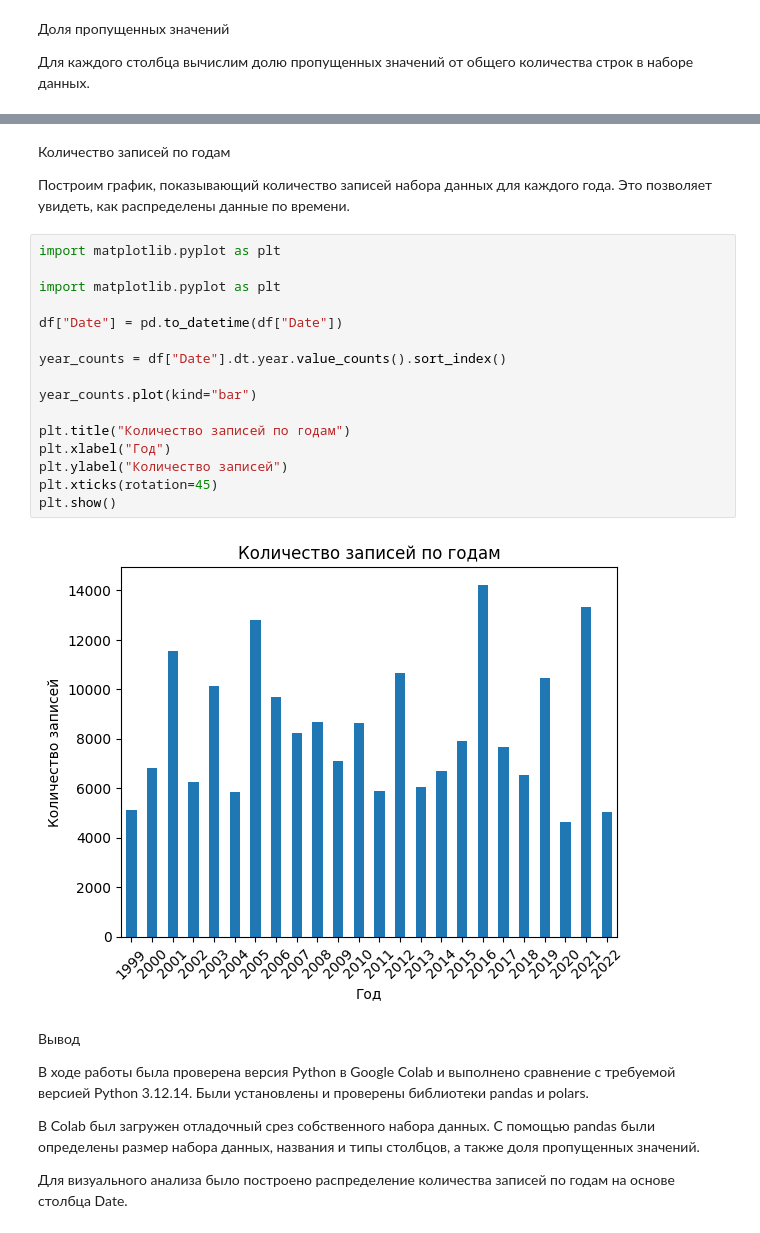
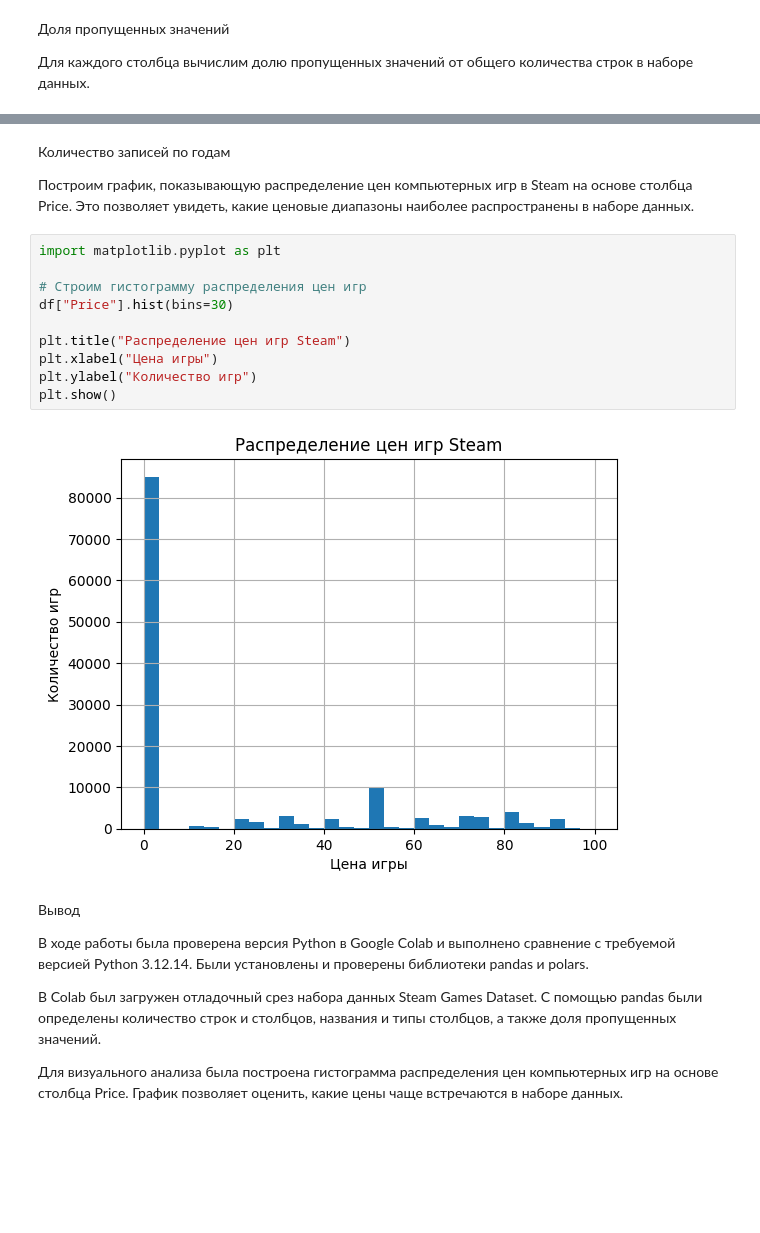
Before and after one commit to polinaburlacheva-eng/python-data-lab1, a Jupyter notebook: Google_colabLab1.ipynb, the cells around one changed output, grey strips where cells are left out. Drawn from its saved outputs; the diff is of its cells as text; blank space fills up the shorter version.

```diff
--- a/Google_colabLab1.ipynb
+++ b/Google_colabLab1.ipynb
@@ -131,37 +131,25 @@ H5                3.9345
 dtype: float64
-# %% [markdown]
-Количество записей по годам
-
-Построим график, показывающий количество записей набора данных для каждого года.
-Это позволяет увидеть, как распределены данные по времени.
-# %%
-import matplotlib.pyplot as plt
-
-import matplotlib.pyplot as plt
-
-df["Date"] = pd.to_datetime(df["Date"])
-
-year_counts = df["Date"].dt.year.value_counts().sort_index()
-
-year_counts.plot(kind="bar")
-
-plt.title("Количество записей по годам")
-plt.xlabel("Год")
-plt.ylabel("Количество записей")
-plt.xticks(rotation=45)
-plt.show()
-# %% [output]
-[figure, removed]
+# %% [markdown]
+Количество записей по годам
+
+Построим график, показывающую распределение цен компьютерных игр в Steam на основе столбца Price. Это позволяет увидеть, какие ценовые диапазоны наиболее распространены в наборе данных.
+# %%
+import matplotlib.pyplot as plt
+
+# Строим гистограмму распределения цен игр
+df["Price"].hist(bins=30)
+
+plt.title("Распределение цен игр Steam")
+plt.xlabel("Цена игры")
+plt.ylabel("Количество игр")
+plt.show()
+# %% [output]
+[figure, added]
 # %% [markdown]
 Вывод
 
-В ходе работы была проверена версия Python в Google Colab и выполнено
-сравнение с требуемой версией Python 3.12.14. Были установлены и проверены
-библиотеки pandas и polars.
+В ходе работы была проверена версия Python в Google Colab и выполнено сравнение с требуемой версией Python 3.12.14. Были установлены и проверены библиотеки pandas и polars.
 
-В Colab был загружен отладочный срез собственного набора данных. С помощью
-pandas были определены размер набора данных, названия и типы столбцов, а
-также доля пропущенных значений.
+В Colab был загружен отладочный срез набора данных Steam Games Dataset. С помощью pandas были определены количество строк и столбцов, названия и типы столбцов, а также доля пропущенных значений.
 
-Для визуального анализа было построено распределение количества записей
-по годам на основе столбца Date.
+Для визуального анализа была построена гистограмма распределения цен компьютерных игр на основе столбца Price. График позволяет оценить, какие цены чаще встречаются в наборе данных.
```
Also changed, not shown: parts of 4 cells of this notebook.
